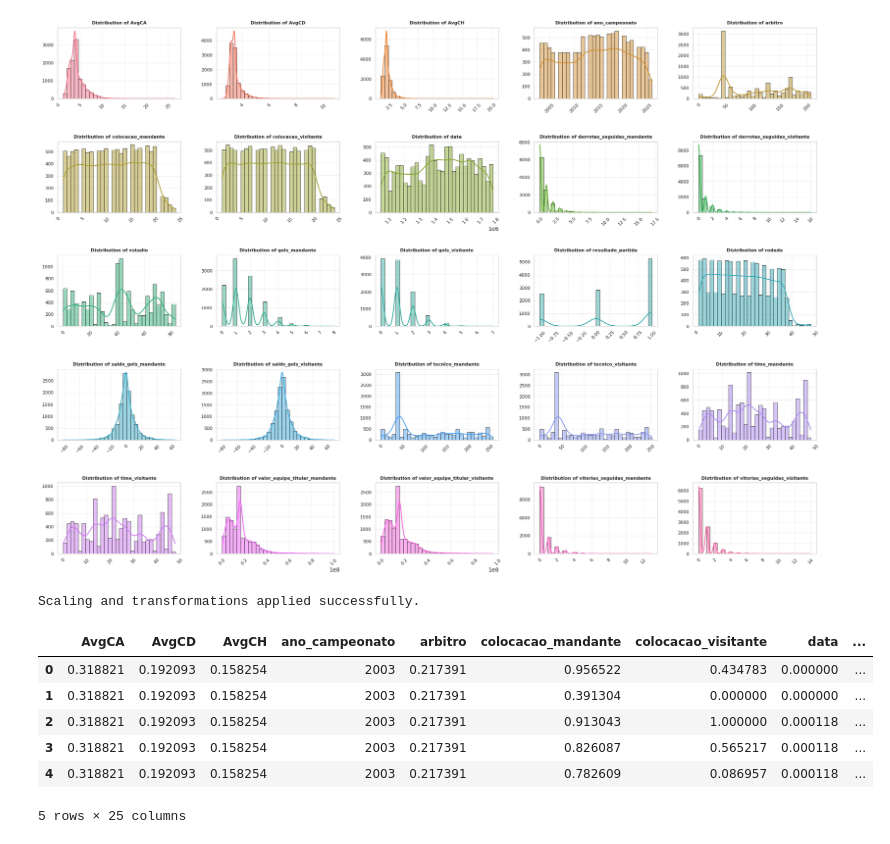
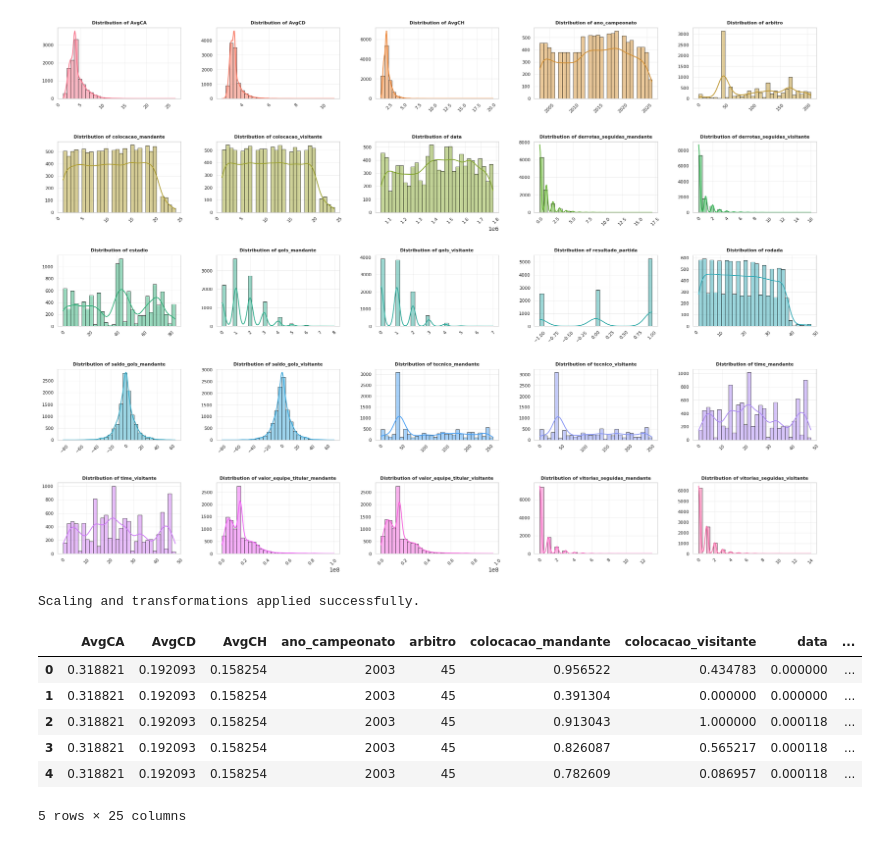
Before and after one commit to leandroassis/sportbet_model, a Jupyter notebook: data/feature_scale.ipynb, the cells around one changed output. Saved outputs shown, nothing was run; the diff lists cells and outputs as text; code cells hidden in the pictures.

Commit message:
corrigindo entity embedding: normalizacao de categoricas apos calculo de dim e cardinalities

```diff
--- a/data/feature_scale.ipynb
+++ b/data/feature_scale.ipynb
@@ -71,43 +71,45 @@ dist_poisson_labels = ['vitorias_mandante', 'vitorias_visitante', 'empates_manda
                        'gols_pro_mandante', 'gols_pro_visitante', 'gols_sofridos_mandante',
                        'gols_sofridos_visitante']
 
-dist_categoricas_ciclicas_labels = ['data', 'rodada', 'time_mandante', 'time_visitante',
-                                    'colocacao_mandante', 'colocacao_visitante', 'dia', 'mes',
-                                    'estadio', 'arbitro', 'tecnico_mandante', 'tecnico_visitante']
+#dist_categoricas_ciclicas_labels = ['data', 'rodada', 'time_mandante', 'time_visitante',
+#                                    'colocacao_mandante', 'colocacao_visitante', 'dia', 'mes',
+#                                    'estadio', 'arbitro', 'tecnico_mandante', 'tecnico_visitante']
+
+dist_categoricas_ciclicas_labels = ['data', 'rodada', 'colocacao_mandante', 'colocacao_visitante', 'dia', 'mes']
 
 # Initialize scalers
 standard_scaler = StandardScaler()
 min_max_scaler = MinMaxScaler()
 
 # Apply StandardScaler to normally distributed columns
 for col in dist_normais_labels:
     if col in dataset.columns:
         dataset[col] = standard_scaler.fit_transform(dataset[[col]])
 
 # Apply log transformation and then MinMaxScaler to long-tail distributed columns
 for col in dist_cauda_longa_labels:
     if col in dataset.columns:
         dataset[col] = np.log1p(dataset[col])
         dataset[col] = min_max_scaler.fit_transform(dataset[[col]])
 
 # Combine Poisson and cyclical categorical labels
 dist_minmax_labels = dist_poisson_labels + dist_categoricas_ciclicas_labels
 
 # Apply MinMaxScaler to the combined list of columns
 for col in dist_minmax_labels:
     if col in dataset.columns:
         dataset[col] = min_max_scaler.fit_transform(dataset[[col]])
 
 print("Scaling and transformations applied successfully.")
 dataset.head()
 # %% [output]
 Scaling and transformations applied successfully.
 |  | AvgCA | AvgCD | AvgCH | ano_campeonato | arbitro | colocacao_mandante | colocacao_visitante | data | ... |
-| 0 | 0.318821 | 0.192093 | 0.158254 | 2003 | 0.217391 | 0.956522 | 0.434783 | 0.000000 | ... |
-| 1 | 0.318821 | 0.192093 | 0.158254 | 2003 | 0.217391 | 0.391304 | 0.000000 | 0.000000 | ... |
-| 2 | 0.318821 | 0.192093 | 0.158254 | 2003 | 0.217391 | 0.913043 | 1.000000 | 0.000118 | ... |
-| 3 | 0.318821 | 0.192093 | 0.158254 | 2003 | 0.217391 | 0.826087 | 0.565217 | 0.000118 | ... |
-| 4 | 0.318821 | 0.192093 | 0.158254 | 2003 | 0.217391 | 0.782609 | 0.086957 | 0.000118 | ... |
+| 0 | 0.318821 | 0.192093 | 0.158254 | 2003 | 45 | 0.956522 | 0.434783 | 0.000000 | ... |
+| 1 | 0.318821 | 0.192093 | 0.158254 | 2003 | 45 | 0.391304 | 0.000000 | 0.000000 | ... |
+| 2 | 0.318821 | 0.192093 | 0.158254 | 2003 | 45 | 0.913043 | 1.000000 | 0.000118 | ... |
+| 3 | 0.318821 | 0.192093 | 0.158254 | 2003 | 45 | 0.826087 | 0.565217 | 0.000118 | ... |
+| 4 | 0.318821 | 0.192093 | 0.158254 | 2003 | 45 | 0.782609 | 0.086957 | 0.000118 | ... |
 5 rows × 25 columns
 # %%
 plot_distributions(dataset)
```
Also changed, not shown: parts of 2 cells of this notebook, 5 other files.
